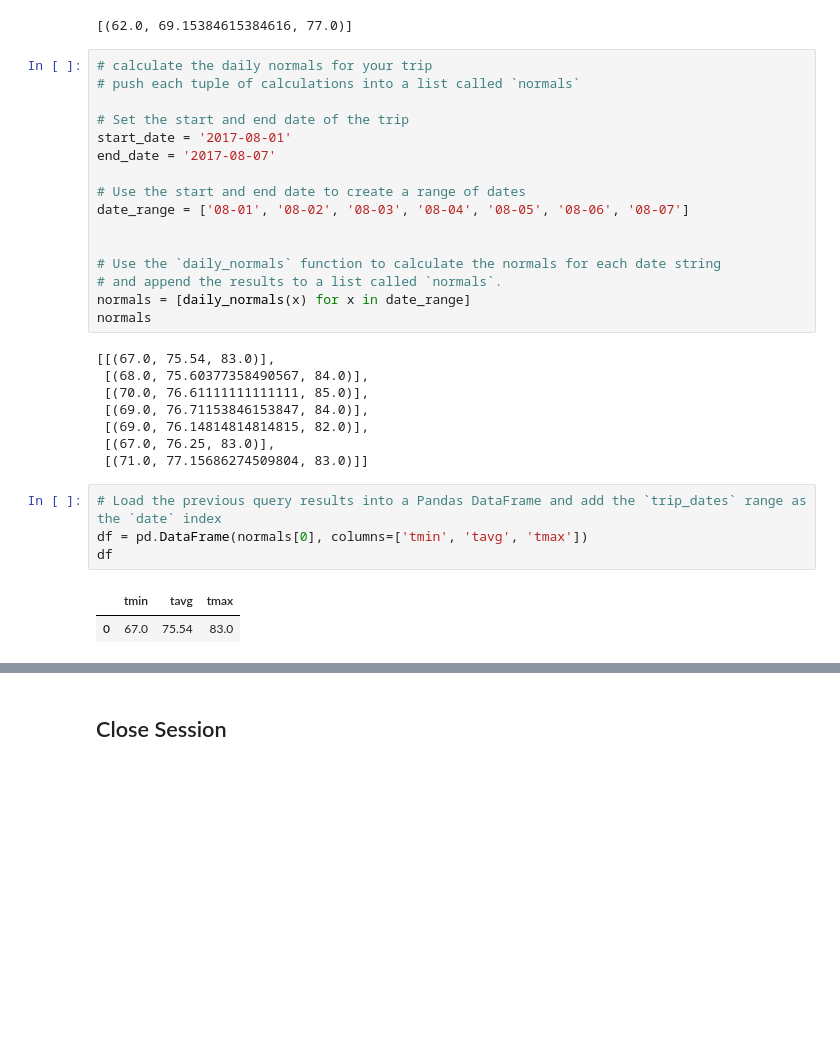
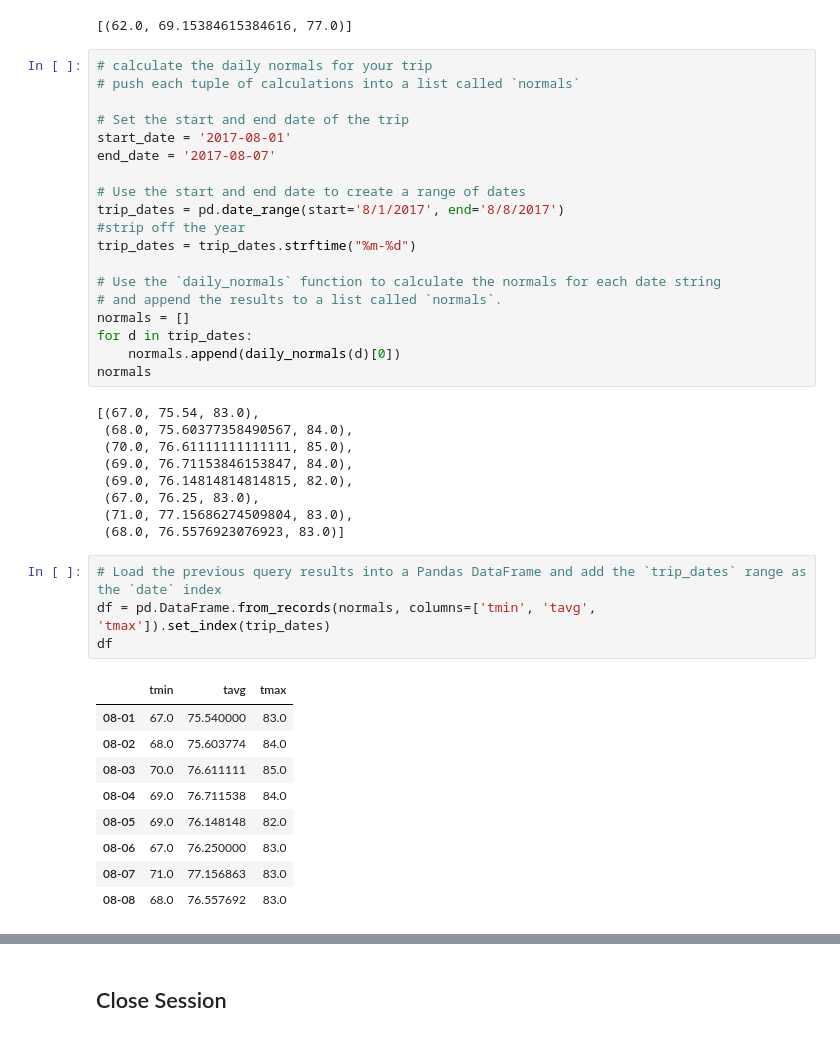
Before and after one commit to moriahtaylor1/sqlalchemy-challenge, a Jupyter notebook: temp_analysis_bonus_2.ipynb, the cells around one changed output, grey strips where cells are left out. Drawn from its saved outputs; the diff is of its cells as text; blank space fills up the shorter version.

```diff
--- a/temp_analysis_bonus_2.ipynb
+++ b/temp_analysis_bonus_2.ipynb
@@ -149,27 +149,38 @@ start_date = '2017-08-01'
 end_date = '2017-08-07'
 
 # Use the start and end date to create a range of dates
-date_range = ['08-01', '08-02', '08-03', '08-04', '08-05', '08-06', '08-07']
-
+trip_dates = pd.date_range(start='8/1/2017', end='8/8/2017')
+#strip off the year
+trip_dates = trip_dates.strftime("%m-%d")
 
 # Use the `daily_normals` function to calculate the normals for each date string
 # and append the results to a list called `normals`.
-normals = [daily_normals(x) for x in date_range]
+normals = []
+for d in trip_dates:
+    normals.append(daily_normals(d)[0])
 normals
 # %% [output]
-[[(67.0, 75.54, 83.0)],
- [(68.0, 75.60377358490567, 84.0)],
- [(70.0, 76.61111111111111, 85.0)],
- [(69.0, 76.71153846153847, 84.0)],
- [(69.0, 76.14814814814815, 82.0)],
- [(67.0, 76.25, 83.0)],
- [(71.0, 77.15686274509804, 83.0)]]
+[(67.0, 75.54, 83.0),
+ (68.0, 75.60377358490567, 84.0),
+ (70.0, 76.61111111111111, 85.0),
+ (69.0, 76.71153846153847, 84.0),
+ (69.0, 76.14814814814815, 82.0),
+ (67.0, 76.25, 83.0),
+ (71.0, 77.15686274509804, 83.0),
+ (68.0, 76.5576923076923, 83.0)]
 # %%
 # Load the previous query results into a Pandas DataFrame and add the `trip_dates` range as the `date` index
-df = pd.DataFrame(normals[0], columns=['tmin', 'tavg', 'tmax'])
+df = pd.DataFrame.from_records(normals, columns=['tmin', 'tavg', 'tmax']).set_index(trip_dates)
 df
 # %% [output]
 |  | tmin | tavg | tmax |
-| 0 | 67.0 | 75.54 | 83.0 |
+| 08-01 | 67.0 | 75.540000 | 83.0 |
+| 08-02 | 68.0 | 75.603774 | 84.0 |
+| 08-03 | 70.0 | 76.611111 | 85.0 |
+| 08-04 | 69.0 | 76.711538 | 84.0 |
+| 08-05 | 69.0 | 76.148148 | 82.0 |
+| 08-06 | 67.0 | 76.250000 | 83.0 |
+| 08-07 | 71.0 | 77.156863 | 83.0 |
+| 08-08 | 68.0 | 76.557692 | 83.0 |
 # %%
 # Plot the daily normals as an area plot with `stacked=False`
```
Also changed, not shown: parts of 2 cells of this notebook.
